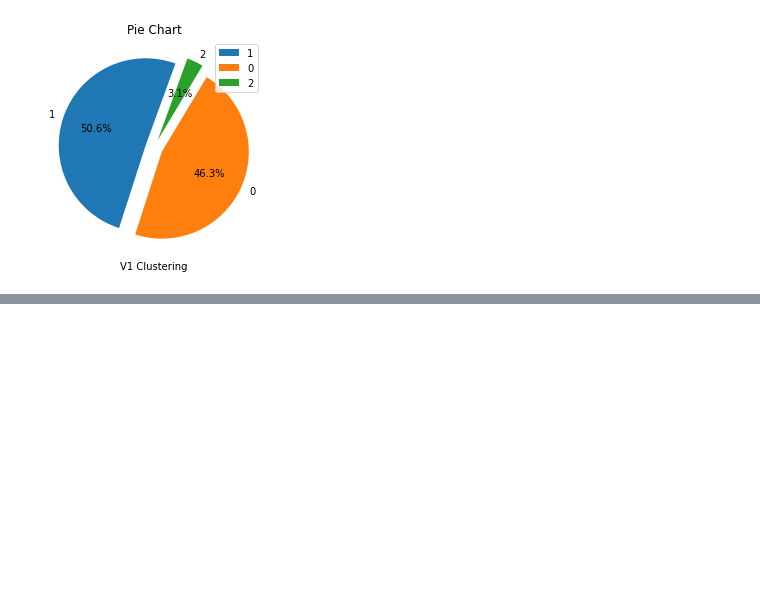
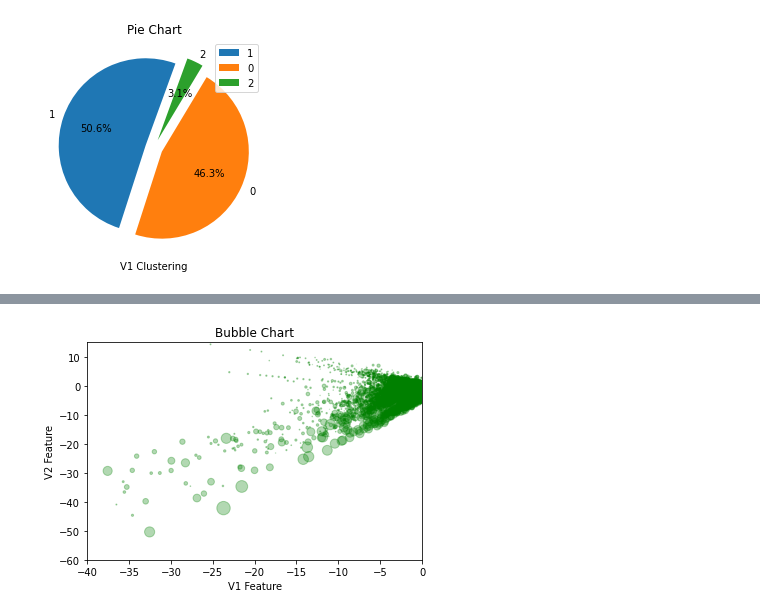
Before and after one commit to namwootree/Dacrew-4th, a Jupyter notebook: Stage_4.ipynb, the cells around one changed output, grey strips where cells are left out. Cells and saved outputs as stored; diff of their text form; code cells hidden in the pictures; blank space fills up the shorter version.

```diff
--- a/Stage_4.ipynb
+++ b/Stage_4.ipynb
@@ -401,0 +485,31 @@ plt.show()
+# %%
+# 'V1', 'V2', 'V29' 칼럼만 사용합니다.
+V1229 = train[['V1', 'V2', 'V29']]
+# %%
+x = V1229['V1']
+y = V1229['V2']
+s = V1229['V29']
+
+plt.scatter(
+     x=x, # X축
+     y=y, # Y축
+     s=s, # 버블 / 마커 크기
+     color='green', # 마커 색상
+     alpha=0.3 # 마커 투몀도
+     )
+
+plt.xlim([-40, 0]) # X축 범위
+plt.ylim([-60, 15]) # y축 범위
+
+
+# X축과 Y축 이름을 설정합니다.
+plt.xlabel('V1 Feature')
+plt.ylabel('V2 Feature')
+
+# 그래프을 제목을 설정합니다.
+plt.title('Bubble Chart')
+
+# 완성된 그래프를 도출합니다.
+plt.show()
+# %% [output]
+[figure, added]
```
Also changed, not shown: parts of 9 cells of this notebook.
